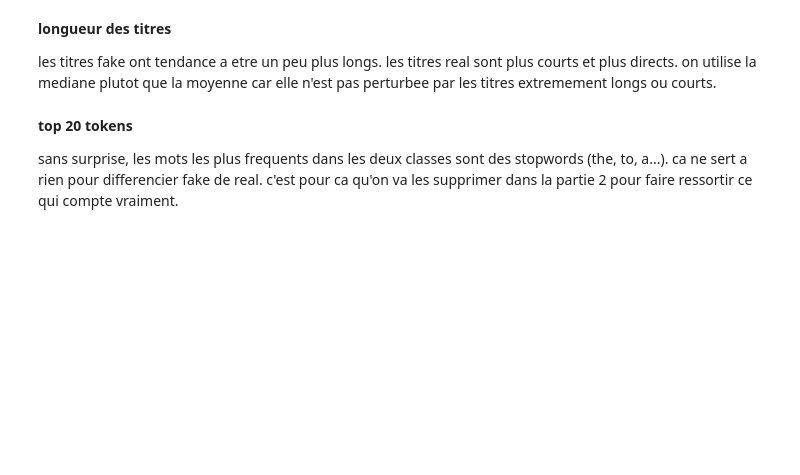
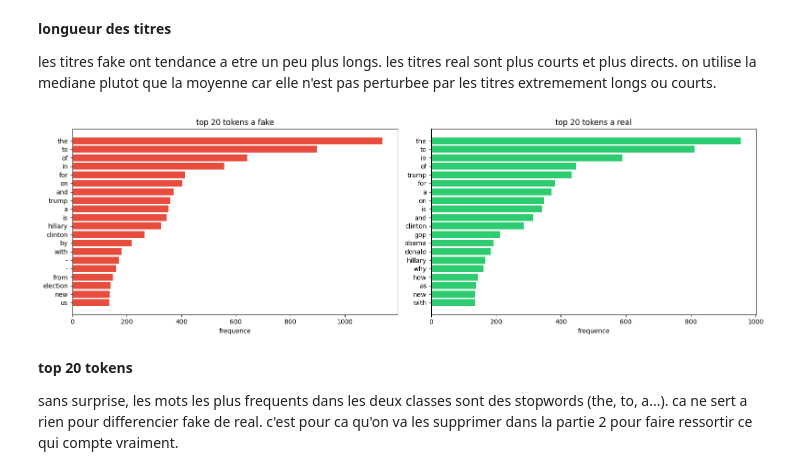
Before and after one commit to sofian-ras/ECF4, a Jupyter notebook: fake_news_nlp/notebook/ecf_fake_news.ipynb, the cells around one changed output. Drawn from its saved outputs; the diff is of its cells as text; code cells hidden in the pictures; blank space fills up the shorter version.

```diff
--- a/fake_news_nlp/notebook/ecf_fake_news.ipynb
+++ b/fake_news_nlp/notebook/ecf_fake_news.ipynb
@@ -133,31 +158,33 @@ for name, subset in [("fake", df_fake), ("real", df_real)]:
 
 les titres fake ont tendance a etre un peu plus longs. les titres real sont plus courts et plus directs. on utilise la mediane plutot que la moyenne car elle n'est pas perturbee par les titres extremement longs ou courts.
 # %%
-# top 20 tokens les plus frÃ©quents par classe
+# top 20 tokens les plus frequents par classe
 def get_top_tokens(texts, n=20):
     all_words = []
     for text in texts:
         all_words.extend(str(text).lower().split())
     return Counter(all_words).most_common(n)
 
 
 top_fake = get_top_tokens(df_fake["text"])
 top_real = get_top_tokens(df_real["text"])
 
 fig, axes = plt.subplots(1, 2, figsize=(16, 5))
 
 words_f, counts_f = zip(*top_fake)
 axes[0].barh(words_f[::-1], counts_f[::-1], color="#e74c3c")
-axes[0].set_title("top 20 tokens â€” fake")
-axes[0].set_xlabel("frÃ©quence")
+axes[0].set_title("top 20 tokens a fake")
+axes[0].set_xlabel("frequence")
 
 words_r, counts_r = zip(*top_real)
 axes[1].barh(words_r[::-1], counts_r[::-1], color="#2ecc71")
-axes[1].set_title("top 20 tokens â€” real")
-axes[1].set_xlabel("frÃ©quence")
+axes[1].set_title("top 20 tokens a real")
+axes[1].set_xlabel("frequence")
 
 plt.tight_layout()
 plt.show()
+# %% [output]
+[figure, added]
 # %% [markdown]
 **top 20 tokens**
 
```
Also changed, not shown: parts of 54 cells of this notebook, 4 other files.
